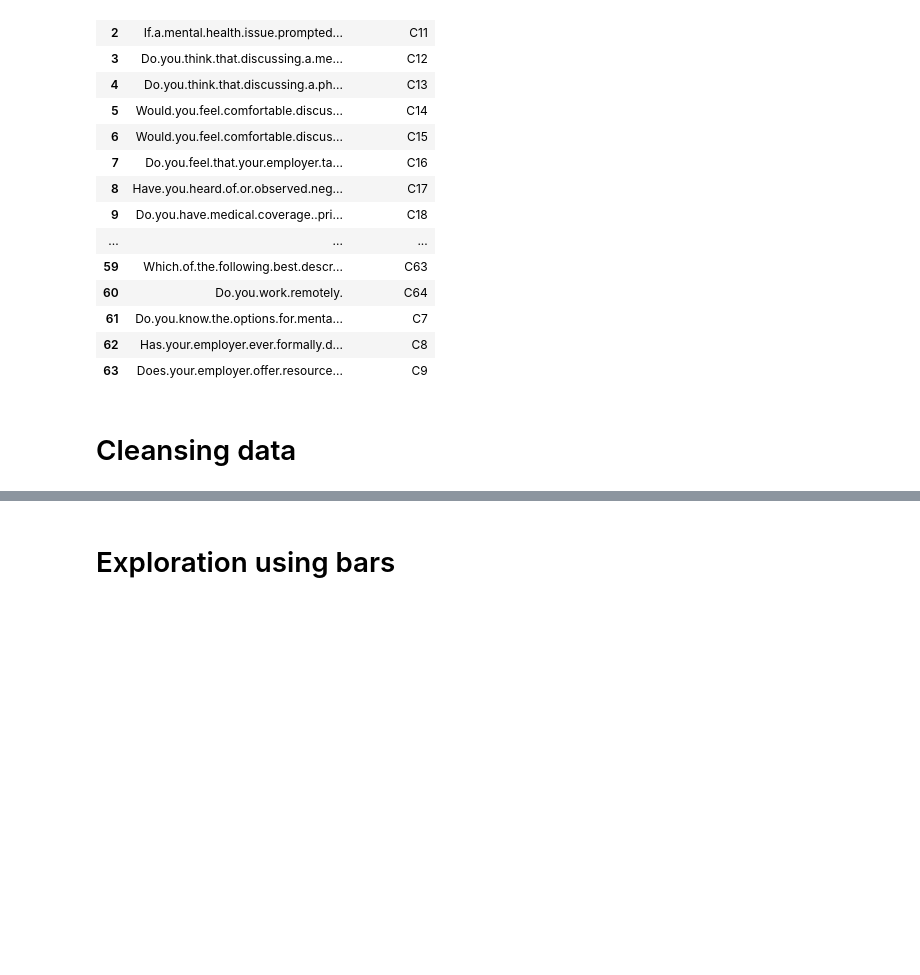
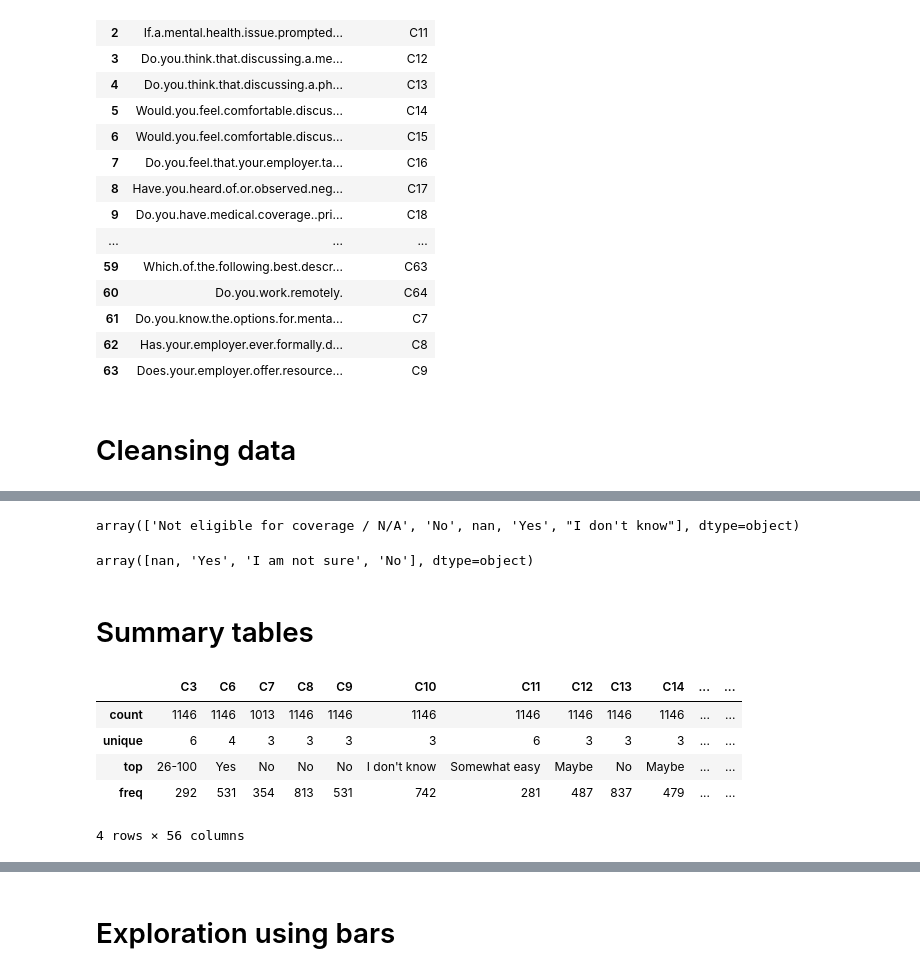
Before and after one commit to abimur-123/Mentalhealth_project, a Jupyter notebook: scripts/Data_EDA.ipynb, the cells around one changed output, grey strips where cells are left out. Saved outputs shown, nothing was run; the diff lists cells and outputs as text; code cells hidden in the pictures; blank space fills up the shorter version.

```diff
--- a/scripts/Data_EDA.ipynb
+++ b/scripts/Data_EDA.ipynb
@@ -103,0 +166,19 @@ df = df.query('C2 == 0')
+# %%
+df.C6.unique()
+# %% [output]
+array(['Not eligible for coverage / N/A', 'No', nan, 'Yes', "I don't know"], dtype=object)
+# %%
+df.C7.unique()
+# %% [output]
+array([nan, 'Yes', 'I am not sure', 'No'], dtype=object)
+# %% [markdown]
+# Summary tables
+# %%
+df.describe(include = [np.object])
+# %% [output]
+|  | C3 | C6 | C7 | C8 | C9 | C10 | C11 | C12 | C13 | C14 | ... | ... |
+| count | 1146 | 1146 | 1013 | 1146 | 1146 | 1146 | 1146 | 1146 | 1146 | 1146 | ... | ... |
+| unique | 6 | 4 | 3 | 3 | 3 | 3 | 6 | 3 | 3 | 3 | ... | ... |
+| top | 26-100 | Yes | No | No | No | I don't know | Somewhat easy | Maybe | No | Maybe | ... | ... |
+| freq | 292 | 531 | 354 | 813 | 531 | 742 | 281 | 487 | 837 | 479 | ... | ... |
+4 rows × 56 columns
```
Also changed, not shown: parts of 11 cells of this notebook.
